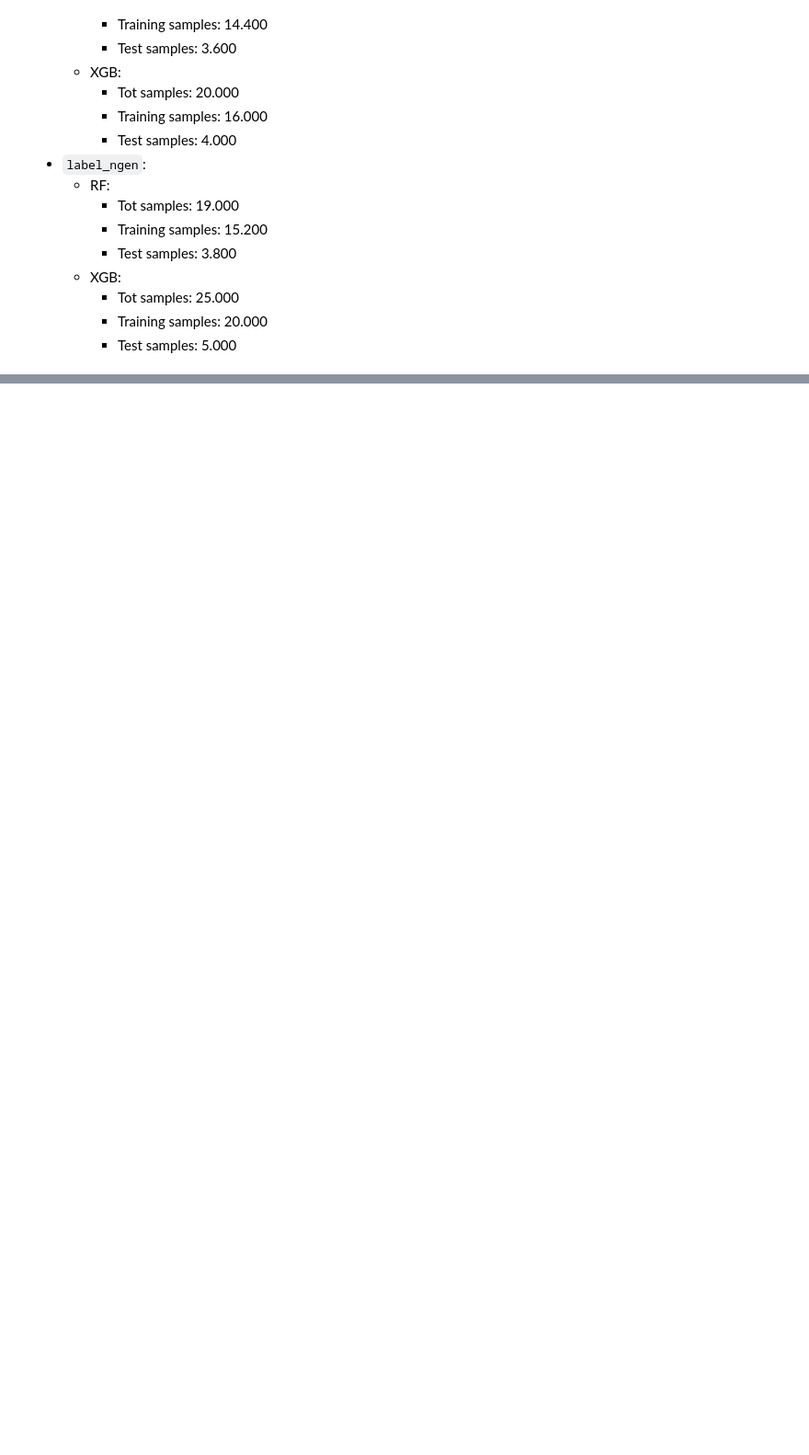
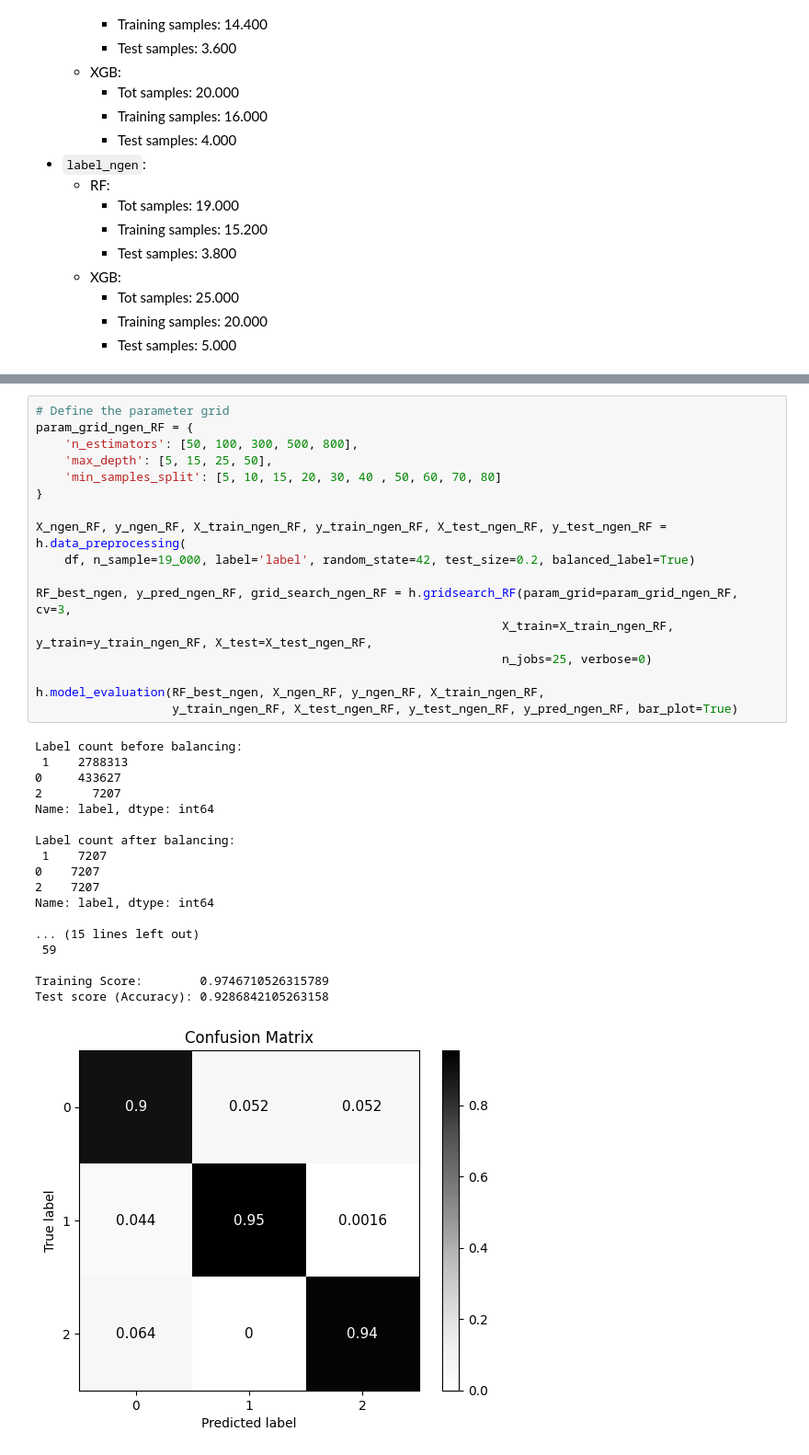
Before and after one commit to Berto70/hm_bbh, a Jupyter notebook: group_07_2324.ipynb, the cells around one changed output, grey strips where cells are left out. Shown at 92% size. Saved outputs shown, nothing was run; the diff lists cells and outputs as text; blank space fills up the shorter version.

```diff
--- a/group_07_2324.ipynb
+++ b/group_07_2324.ipynb
@@ -453,0 +562,36 @@ This are the best values found from the test above. This are the samples count t
+# %%
+# Define the parameter grid
+param_grid_ngen_RF = {
+    'n_estimators': [50, 100, 300, 500, 800],
+    'max_depth': [5, 15, 25, 50],
+    'min_samples_split': [5, 10, 15, 20, 30, 40 , 50, 60, 70, 80]
+}
+
+X_ngen_RF, y_ngen_RF, X_train_ngen_RF, y_train_ngen_RF, X_test_ngen_RF, y_test_ngen_RF = h.data_preprocessing(
+    df, n_sample=19_000, label='label', random_state=42, test_size=0.2, balanced_label=True)
+
+RF_best_ngen, y_pred_ngen_RF, grid_search_ngen_RF = h.gridsearch_RF(param_grid=param_grid_ngen_RF, cv=3,
+                                                                 X_train=X_train_ngen_RF, y_train=y_train_ngen_RF, X_test=X_test_ngen_RF,
+                                                                 n_jobs=25, verbose=0)
+
+h.model_evaluation(RF_best_ngen, X_ngen_RF, y_ngen_RF, X_train_ngen_RF,
+                   y_train_ngen_RF, X_test_ngen_RF, y_test_ngen_RF, y_pred_ngen_RF, bar_plot=True)
+# %% [output]
+Label count before balancing:
+ 1    2788313
+0     433627
+2       7207
+Name: label, dtype: int64
+
+Label count after balancing:
+ 1    7207
+0    7207
+2    7207
+Name: label, dtype: int64
+
+... (15 lines left out)
+ 59
+
+Training Score:        0.9746710526315789
+Test score (Accuracy): 0.9286842105263158
+[figure, added]
```
Also changed, not shown: parts of 11 cells of this notebook.
